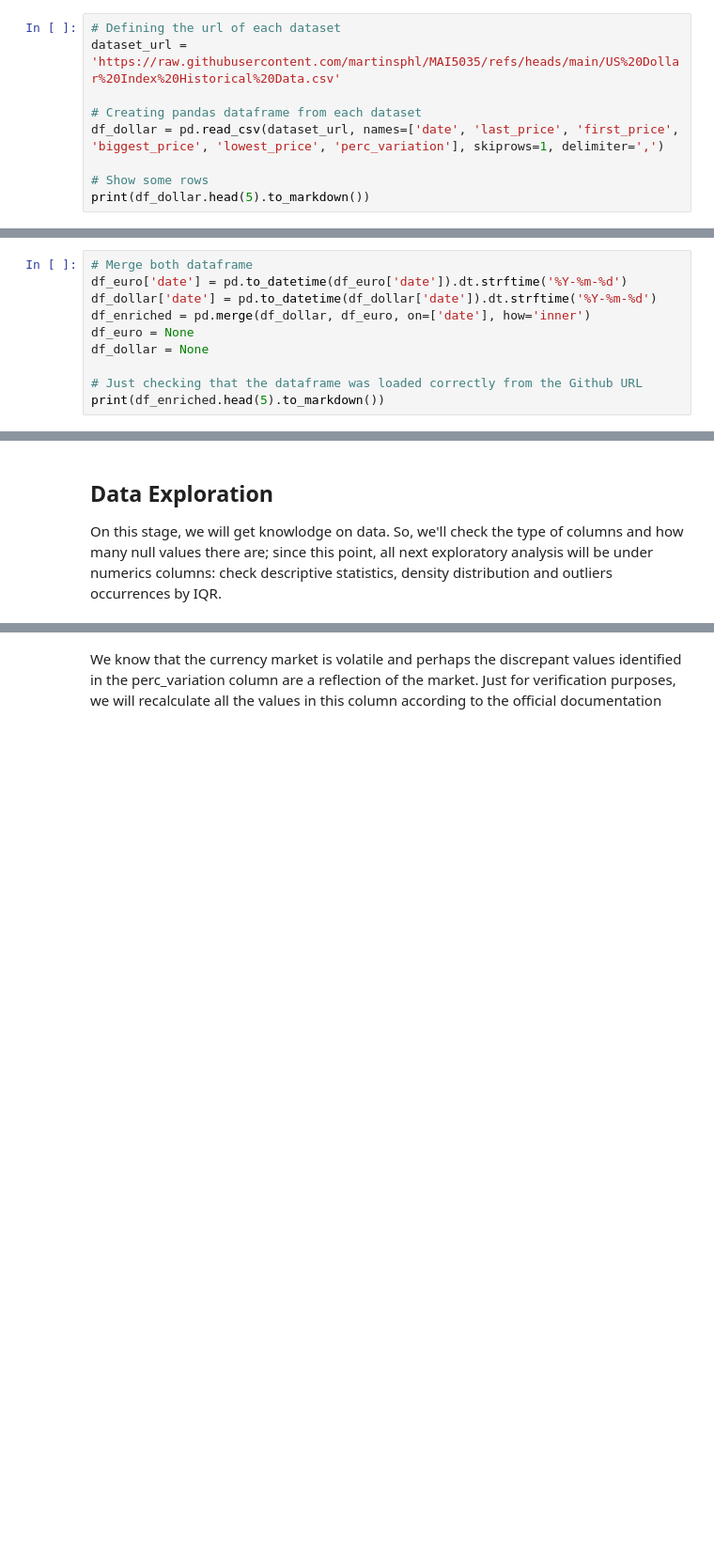
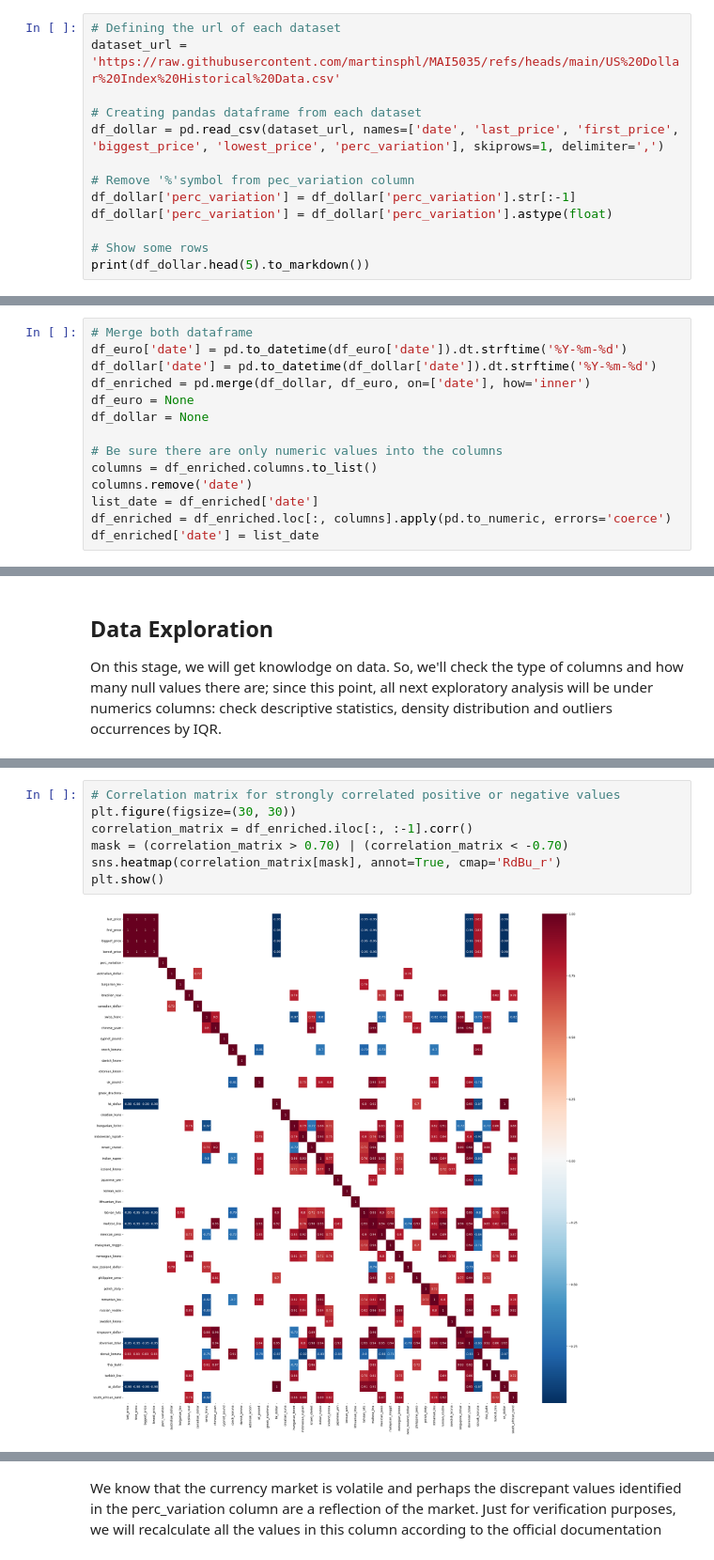
Before and after one commit to martinsphl/MAI5035, a Jupyter notebook: TAREFA_1_2.ipynb, the cells around one changed output, grey strips where cells are left out. Shown at 94% size. Drawn from its saved outputs; the diff is of its cells as text; blank space fills up the shorter version.

```diff
--- a/TAREFA_1_2.ipynb
+++ b/TAREFA_1_2.ipynb
@@ -50,6 +60,10 @@ dataset_url = 'https://raw.githubusercontent.com/martinsphl/MAI5035/refs/heads/m
 # Creating pandas dataframe from each dataset
 df_dollar = pd.read_csv(dataset_url, names=['date', 'last_price', 'first_price', 'biggest_price', 'lowest_price', 'perc_variation'], skiprows=1, delimiter=',')
 
+# Remove '%'symbol from pec_variation column
+df_dollar['perc_variation'] = df_dollar['perc_variation'].str[:-1]
+df_dollar['perc_variation'] = df_dollar['perc_variation'].astype(float)
+
 # Show some rows
 print(df_dollar.head(5).to_markdown())
 # %% [output]
@@ -118,5 +114,9 @@ df_enriched = pd.merge(df_dollar, df_euro, on=['date'], how='inner')
 df_euro = None
 df_dollar = None
 
-# Just checking that the dataframe was loaded correctly from the Github URL
-print(df_enriched.head(5).to_markdown())
+# Be sure there are only numeric values into the columns
+columns = df_enriched.columns.to_list()
+columns.remove('date')
+list_date = df_enriched['date']
+df_enriched = df_enriched.loc[:, columns].apply(pd.to_numeric, errors='coerce')
+df_enriched['date'] = list_date
@@ -156,0 +130,9 @@ To increase the possibilities, we will do some feature engineering, creating 3 n
+# %%
+# Correlation matrix for strongly correlated positive or negative values
+plt.figure(figsize=(30, 30))
+correlation_matrix = df_enriched.iloc[:, :-1].corr()
+mask = (correlation_matrix > 0.70) | (correlation_matrix < -0.70)
+sns.heatmap(correlation_matrix[mask], annot=True, cmap='RdBu_r')
+plt.show()
+# %% [output]
+[figure, added]
```
Also changed, not shown: parts of 27 cells of this notebook.
